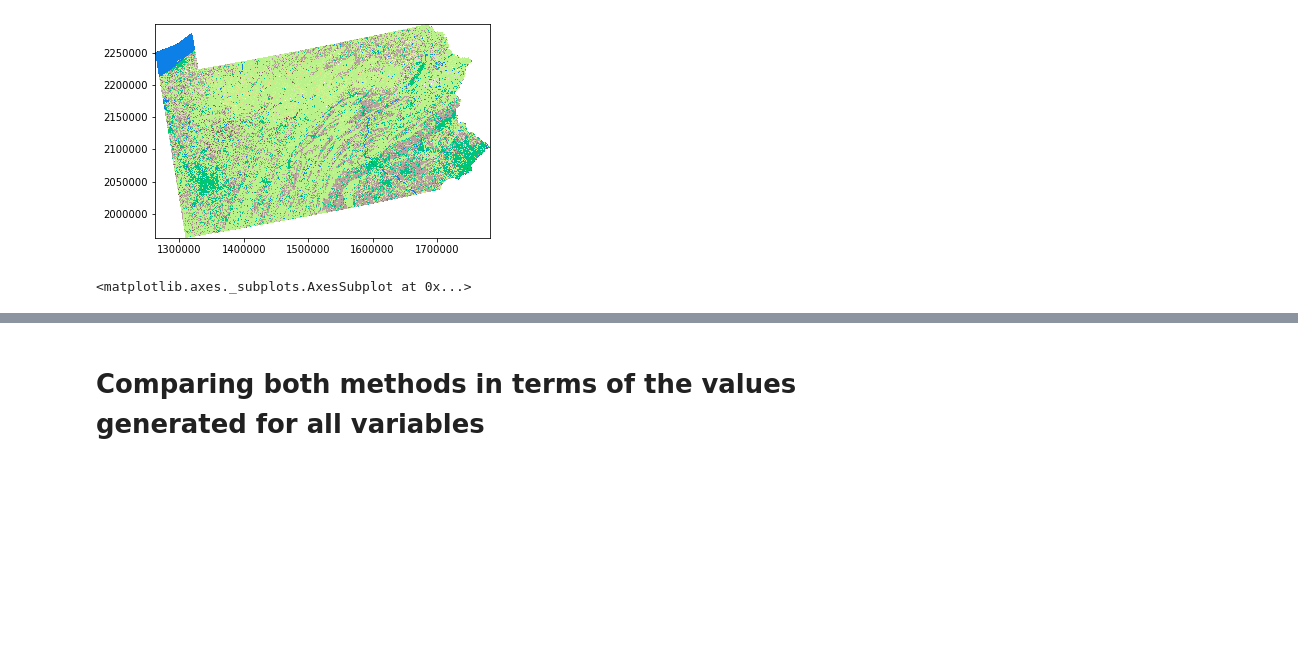
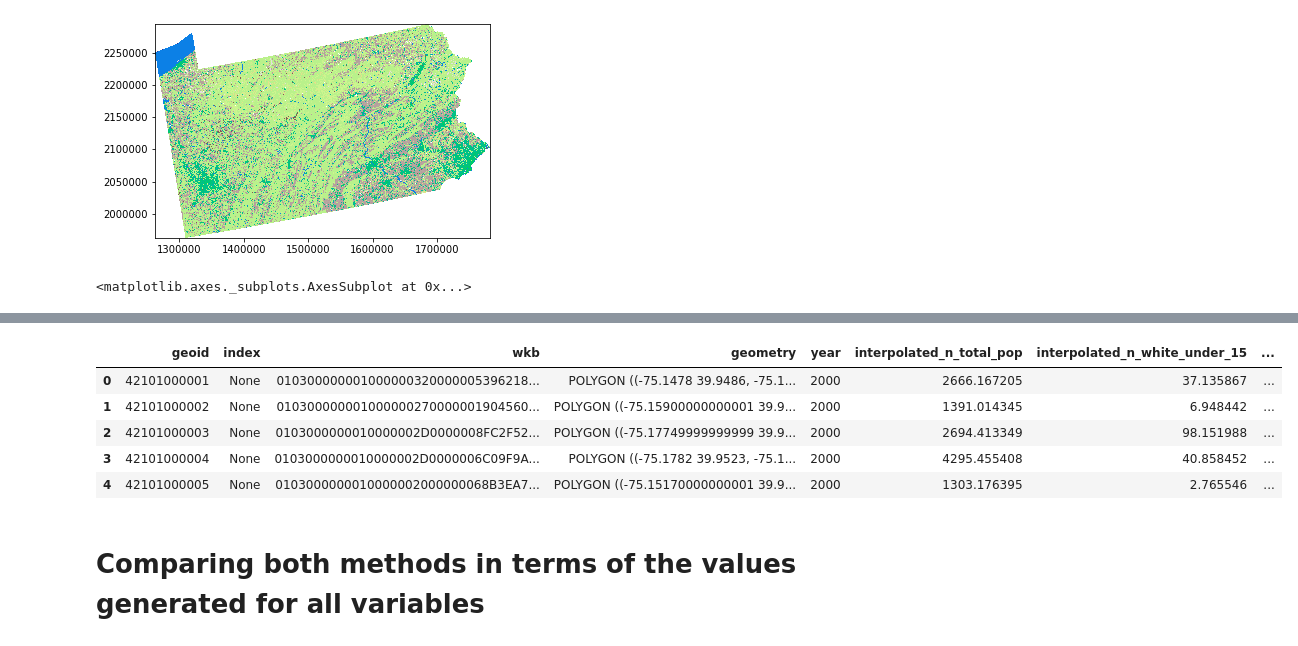
Before and after one commit to pysal/tobler, a Jupyter notebook: examples/harmonizing_community_example.ipynb, the cells around one changed output, grey strips where cells are left out. Cells and saved outputs as stored; diff of their text form; code cells hidden in the pictures; blank space fills up the shorter version.

Commit message:
enh: run harmonized notebook with fixed version of harmonized (the notebook needs to be cleaned up a little bit)

```diff
--- a/examples/harmonizing_community_example.ipynb
+++ b/examples/harmonizing_community_example.ipynb
@@ -193,0 +204,9 @@ IndexError: list index out of range
+# %%
+harmonized_nlcd.head()
+# %% [output]
+|  | geoid | index | wkb | geometry | year | interpolated_n_total_pop | interpolated_n_white_under_15 | ... |
+| 0 | 42101000001 | None | 010300000001000000320000005396218... | POLYGON ((-75.1478 39.9486, -75.1... | 2000 | 2666.167205 | 37.135867 | ... |
+| 1 | 42101000002 | None | 010300000001000000270000001904560... | POLYGON ((-75.15900000000001 39.9... | 2000 | 1391.014345 | 6.948442 | ... |
+| 2 | 42101000003 | None | 0103000000010000002D0000008FC2F52... | POLYGON ((-75.17749999999999 39.9... | 2000 | 2694.413349 | 98.151988 | ... |
+| 3 | 42101000004 | None | 0103000000010000002D0000006C09F9A... | POLYGON ((-75.1782 39.9523, -75.1... | 2000 | 4295.455408 | 40.858452 | ... |
+| 4 | 42101000005 | None | 0103000000010000002000000068B3EA7... | POLYGON ((-75.15170000000001 39.9... | 2000 | 1303.176395 | 2.765546 | ... |
```
Also changed, not shown: parts of 8 cells of this notebook.
